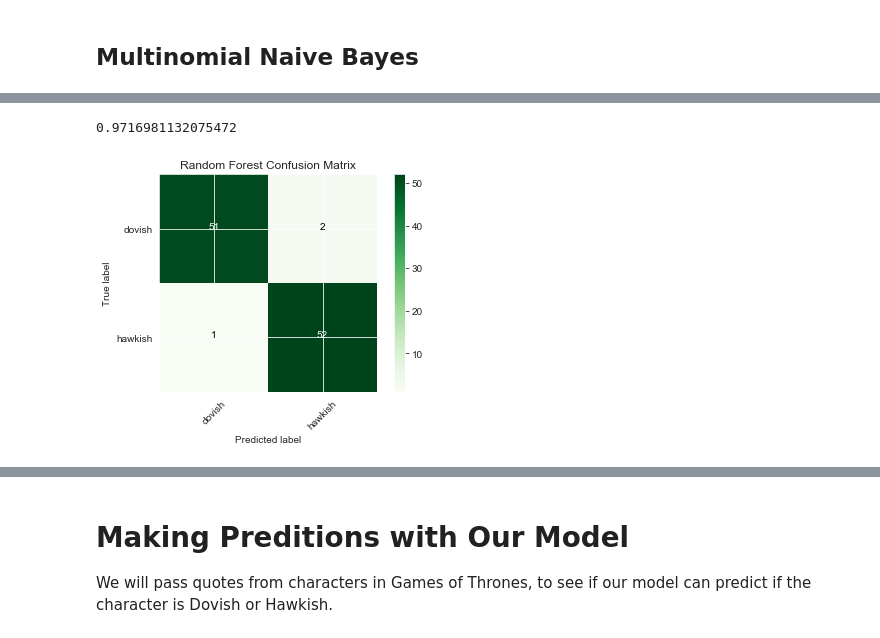
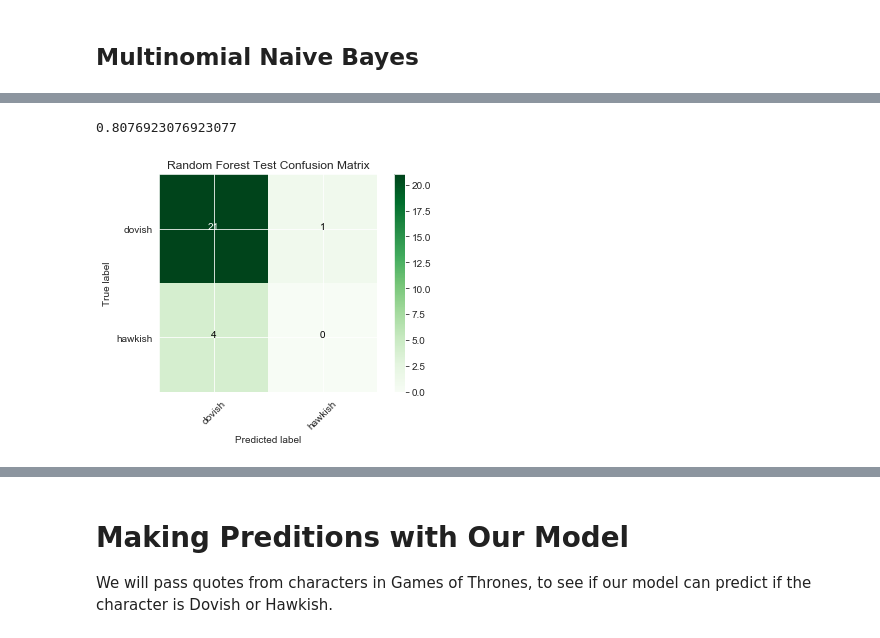
Before and after one commit to MarcSchneider71/Mod-3-Project--FOMC-Classfier-NLP, a Jupyter notebook: ModelwithPredicationsandGraphs.ipynb, the cells around one changed output, grey strips where cells are left out. Cells and saved outputs as stored; diff of their text form; code cells hidden in the pictures.

```diff
--- a/ModelwithPredicationsandGraphs.ipynb
+++ b/ModelwithPredicationsandGraphs.ipynb
@@ -326,4 +353,4 @@ AUC: 0.926308294766821
 # %%
-mb_all_predictions_resampled = mb_model_resampled.predict(X_resampled_Cat)
+mb_all_predictions_resampled = mb_model_resampled.predict(X_test)
 print(mb_all_predictions_resampled)
 # %% [output]
@@ -360,5 +376,5 @@ mb_model_resampled.score(X_resampled_Cat, y_resampled_Cat)
 # %%
-cf1 = confusion_matrix(y_resampled_Cat, mb_all_predictions_resampled)
+cf1 = confusion_matrix(y_test, mb_all_predictions_resampled)
 plt.imshow(cf1, cmap=plt.cm.Greens)
 
 plt.title('MultiNomial Naive Bayes Confusion Matrix')
@@ -385,4 +401,4 @@ plt.colorbar();
 # %%
 from sklearn.ensemble import RandomForestClassifier
 # %%
-rf_model_resampled = RandomForestClassifier(min_samples_split= 25).fit(X_resampled_Cat, y_resampled_Cat)
+rf_model_resampled = RandomForestClassifier(min_samples_split= 4).fit(X_resampled, y_resampled)
@@ -389,4 +483,4 @@ rf_model_resampled = RandomForestClassifier(min_samples_split= 25).fit(X_resampl
 # %%
-rf_all_predictions_resampled = rf_model_resampled.predict(X_resampled_Cat)
+rf_all_predictions_resampled = rf_model_resampled.predict(X_test)
 print(rf_all_predictions_resampled)
 # %% [output]
@@ -420,27 +502,27 @@ weighted avg       0.97      0.97      0.97       106
 # %%
-rf_model_resampled.score(X_resampled_Cat, y_resampled_Cat)
+rf_model_resampled.score(X_test, y_test)
 # %% [output]
-0.9716981132075472
+0.8076923076923077
 # %%
-cf1 = confusion_matrix(y_resampled_Cat, rf_all_predictions_resampled)
+cf1 = confusion_matrix(y_test, rf_all_predictions_resampled)
 plt.imshow(cf1, cmap=plt.cm.Greens)
 
-plt.title('Random Forest Confusion Matrix')
+plt.title('Random Forest Test Confusion Matrix')
 plt.ylabel('True label')
 plt.xlabel('Predicted label')
 
-class_names = set(y_resampled_Cat)
+class_names = set(y_test)
 tick_marks = np.arange(len(class_names))
 plt.xticks(tick_marks, class_names, rotation=45)
 plt.yticks(tick_marks, class_names)
 
 thresh = cf1.max() / 2.
 
 for i, j in product(range(cf1.shape[0]), range(cf1.shape[1])):
     plt.text(j, i, cf1[i, j],
          horizontalalignment="center",
          color="white" if cf1[i, j] > thresh else "black")
 
 plt.colorbar();
 # %% [output]
-[figure, old version]
+[figure, new version]
```
Also changed, not shown: parts of 47 cells of this notebook, 1 other file.
